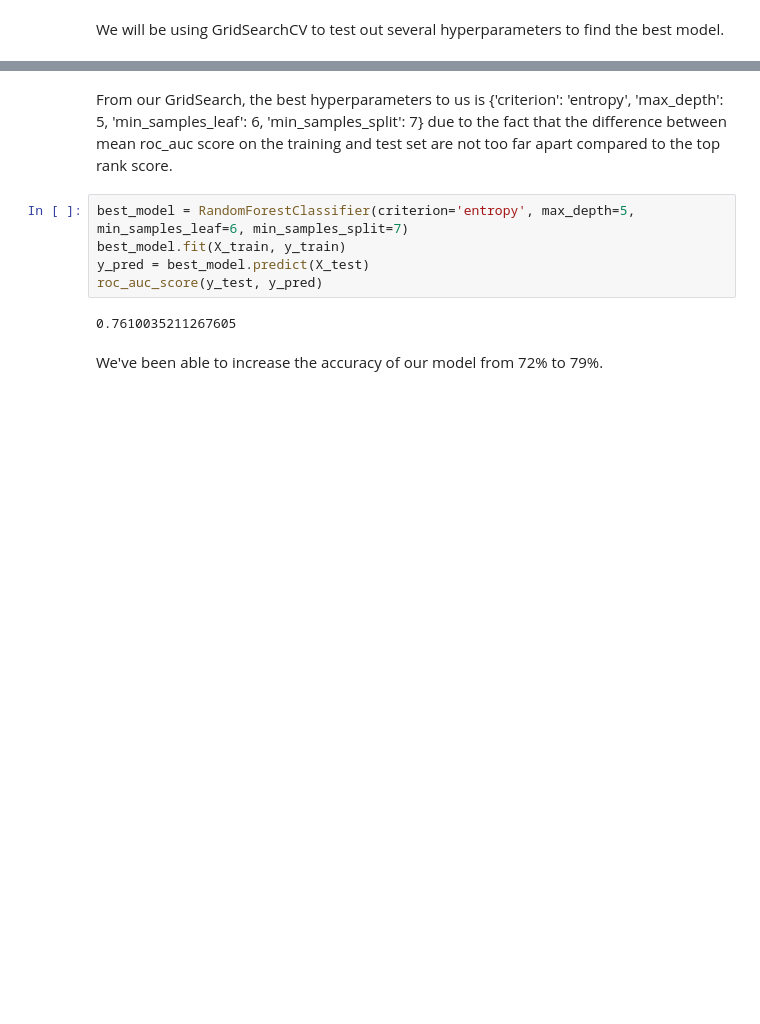
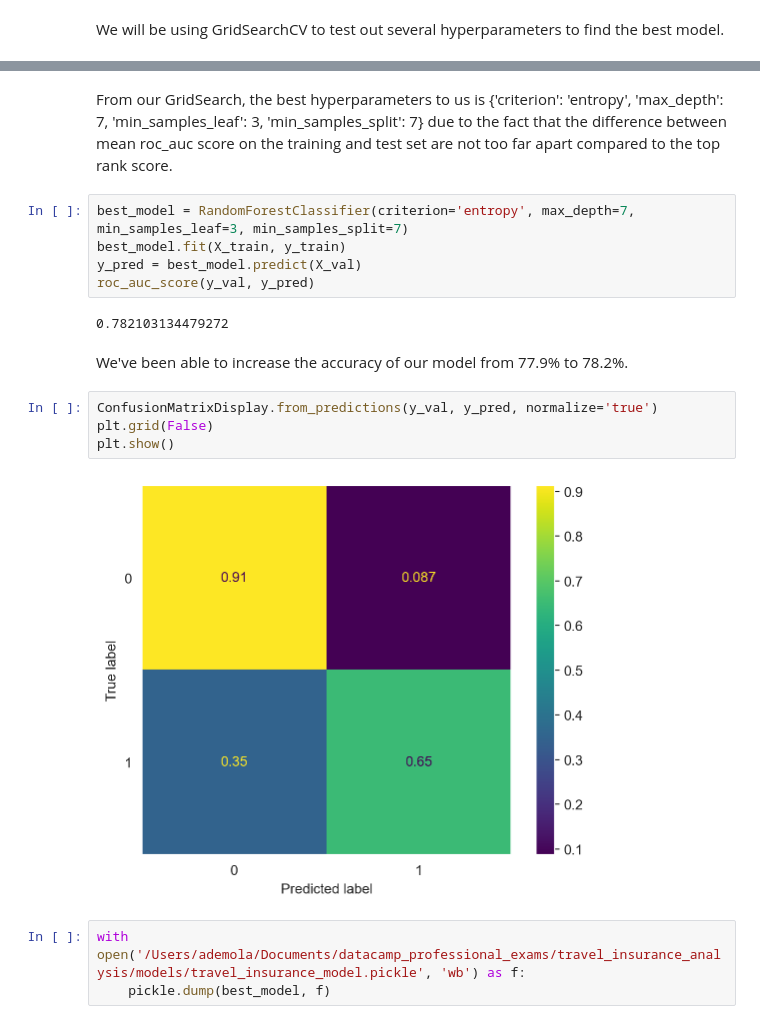
Before and after one commit to ade-mola/travel_insurance_analysis, a Jupyter notebook: notebooks/travel_insurance_analysis.ipynb, the cells around one changed output, grey strips where cells are left out. Cells and saved outputs as stored; diff of their text form; blank space fills up the shorter version.

```diff
--- a/notebooks/travel_insurance_analysis.ipynb
+++ b/notebooks/travel_insurance_analysis.ipynb
@@ -616,14 +619,23 @@ gs_results[['param_max_depth', 'param_min_samples_leaf', 'param_min_samples_spli
 # %% [markdown]
-From our GridSearch, the best hyperparameters to us is {'criterion': 'entropy', 'max_depth': 5, 'min_samples_leaf': 6, 'min_samples_split': 7} due to the fact that the difference between mean roc_auc score on the training and test set are not too far apart compared to the top rank score.
+From our GridSearch, the best hyperparameters to us is {'criterion': 'entropy', 'max_depth': 7, 'min_samples_leaf': 3, 'min_samples_split': 7} due to the fact that the difference between mean roc_auc score on the training and test set are not too far apart compared to the top rank score.
 # %%
-best_model = RandomForestClassifier(criterion='entropy', max_depth=5, min_samples_leaf=6, min_samples_split=7)
+best_model = RandomForestClassifier(criterion='entropy', max_depth=7, min_samples_leaf=3, min_samples_split=7)
 best_model.fit(X_train, y_train)
-y_pred = best_model.predict(X_test)
-roc_auc_score(y_test, y_pred)
+y_pred = best_model.predict(X_val)
+roc_auc_score(y_val, y_pred)
 # %% [output]
-0.7610035211267605
+0.782103134479272
 # %% [markdown]
-We've been able to increase the accuracy of our model from 72% to 79%.
+We've been able to increase the accuracy of our model from 77.9% to 78.2%.
+# %%
+ConfusionMatrixDisplay.from_predictions(y_val, y_pred, normalize='true')
+plt.grid(False)
+plt.show()
+# %% [output]
+[figure, added]
+# %%
+with open('/Users/ademola/Documents/datacamp_professional_exams/travel_insurance_analysis/models/travel_insurance_model.pickle', 'wb') as f:
+    pickle.dump(best_model, f)
 # %%
 feat_importances = pd.DataFrame(best_model.feature_importances_, index=X_train.columns, columns=["Importance"])
 feat_importances.sort_values(by='Importance', ascending=False, inplace=True)
```
Also changed, not shown: parts of 48 cells of this notebook, 27 other files.
